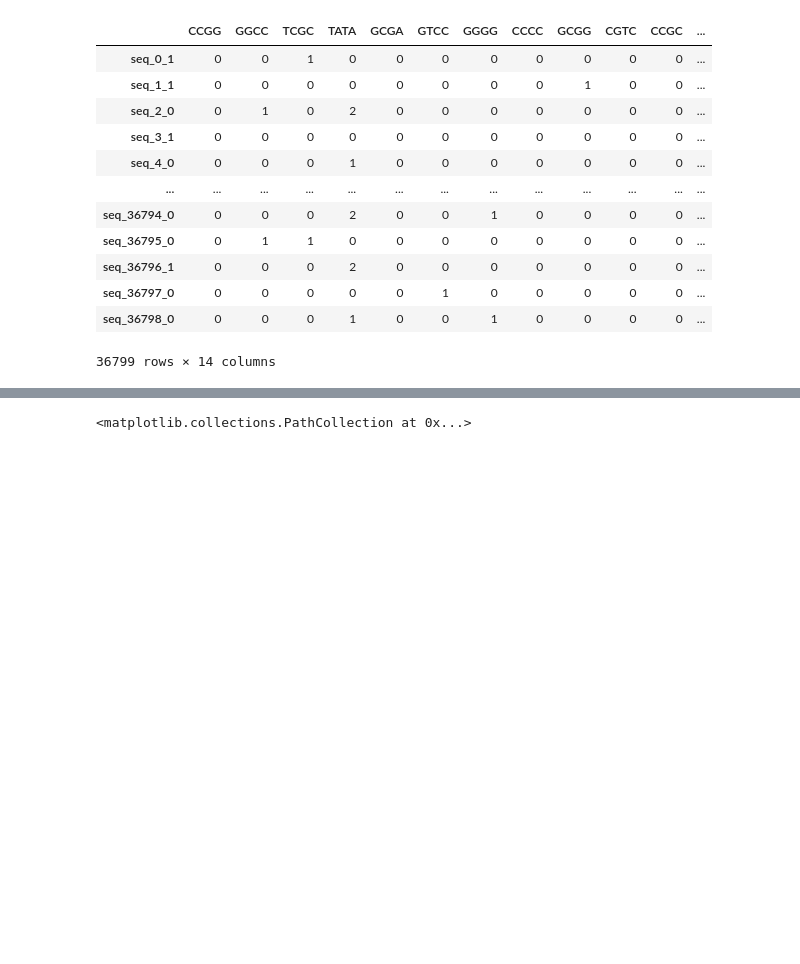
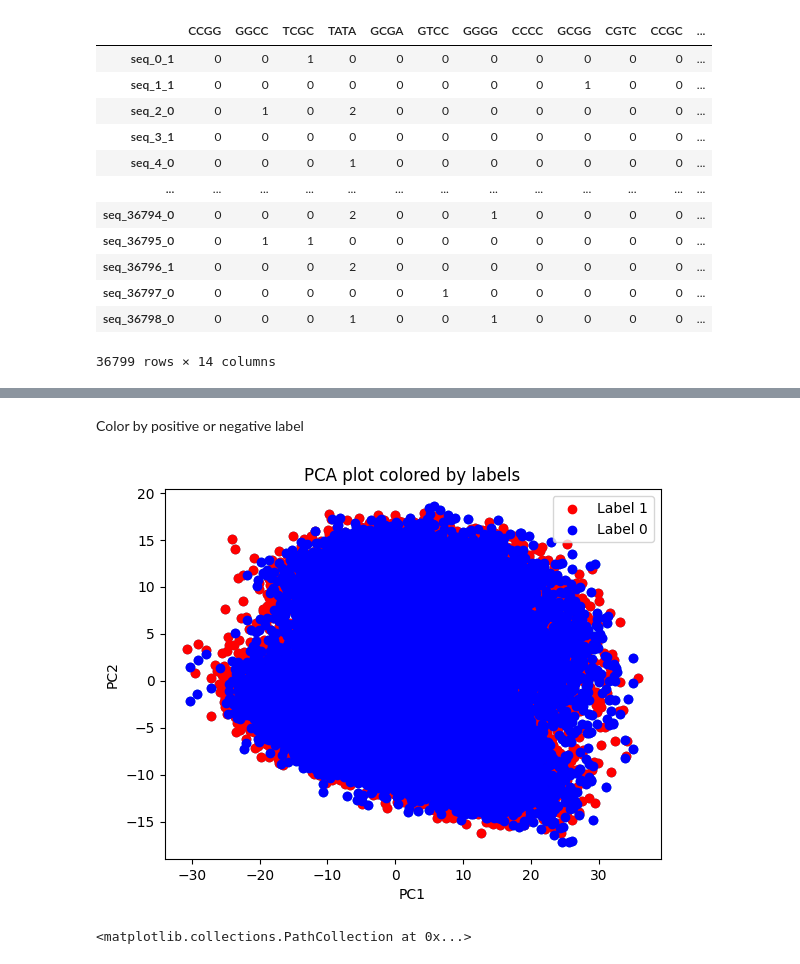
Before and after one commit to ninasachdev/QCB557_project, a Jupyter notebook: make_dict.ipynb, the cells around one changed output, grey strips where cells are left out. Saved outputs shown, nothing was run; the diff lists cells and outputs as text; code cells hidden in the pictures; blank space fills up the shorter version.

```diff
--- a/make_dict.ipynb
+++ b/make_dict.ipynb
@@ -322,3 +339,31 @@ plt.scatter(
+# %%
+seqs_1 = metadata[metadata['label'] == '1']
+seqs_0 = metadata[metadata['label'] == '0']
+# %%
+seqs_1_index_list = seqs_1.index.tolist()
+seqs_0_index_list = seqs_0.index.tolist()
+# %% [markdown]
+Color by positive or negative label
+# %%
+# Scatter plot PC1 and PC2
+plt.scatter(PC_df['PC1'], PC_df['PC2'])
+
+# Color sequences with label 1
+plt.scatter(PC_df.loc[seqs_1_index_list]['PC1'], PC_df.loc[seqs_1_index_list]['PC2'], c='red', label='Label 1')
+
+# Color sequences with label 0
+plt.scatter(PC_df.loc[seqs_0_index_list]['PC1'], PC_df.loc[seqs_0_index_list]['PC2'], c='blue', label='Label 0')
+
+# Add labels and legend
+plt.xlabel('PC1')
+plt.ylabel('PC2')
+plt.title('PCA plot colored by labels')
+plt.legend()
+
+# Show plot
+plt.show()
+# %% [output]
+[figure, added]
 # %%
 plt.scatter(
     embedding[:,0],
```
Also changed, not shown: parts of 14 cells of this notebook.
